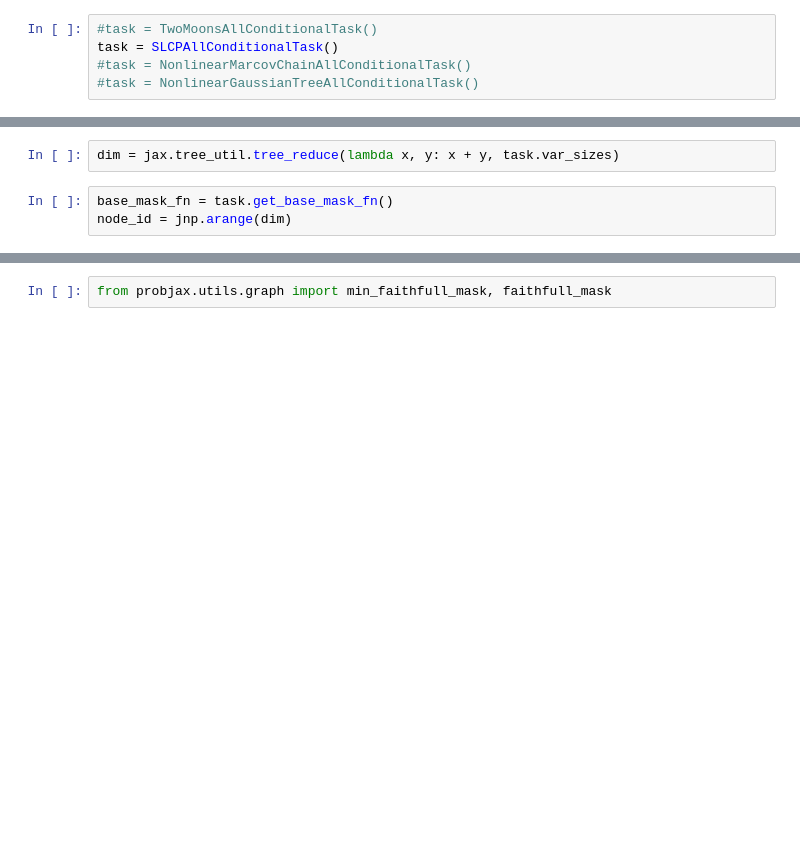
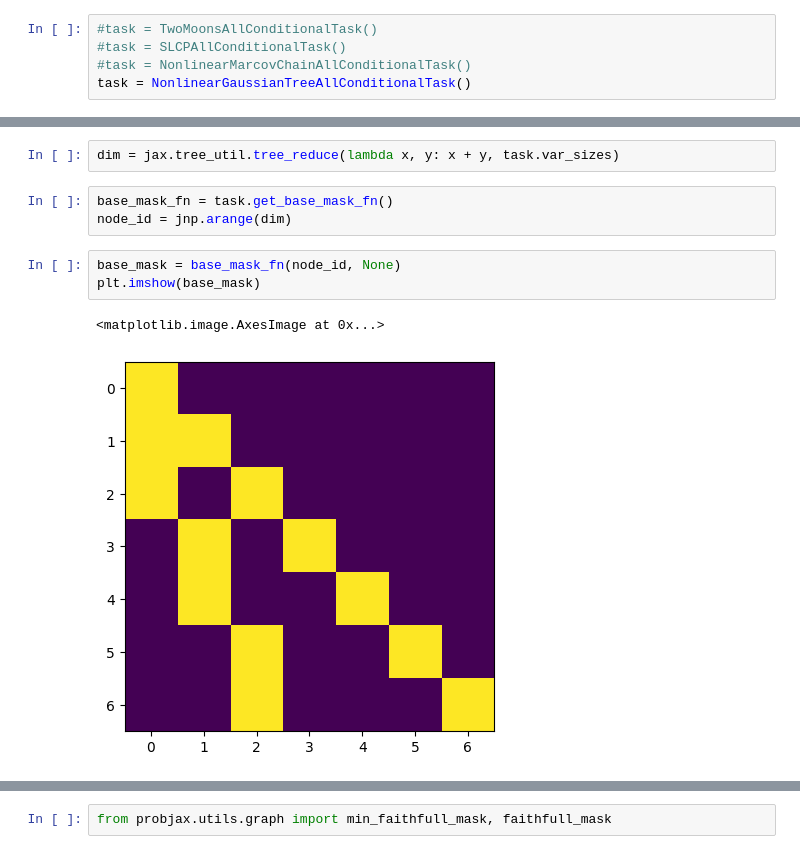
Before and after one commit to mackelab/probjax, a Jupyter notebook: scoresbibm/tasks.ipynb, the cells around one changed output, grey strips where cells are left out. Drawn from its saved outputs; the diff is of its cells as text; blank space fills up the shorter version.

```diff
--- a/scoresbibm/tasks.ipynb
+++ b/scoresbibm/tasks.ipynb
@@ -9,6 +9,6 @@ import jax.numpy as jnp
 import matplotlib.pyplot as plt
 # %%
 #task = TwoMoonsAllConditionalTask()
-task = SLCPAllConditionalTask()
+#task = SLCPAllConditionalTask()
 #task = NonlinearMarcovChainAllConditionalTask()
-#task = NonlinearGaussianTreeAllConditionalTask()
+task = NonlinearGaussianTreeAllConditionalTask()
@@ -17,3 +19,9 @@ dim = jax.tree_util.tree_reduce(lambda x, y: x + y, task.var_sizes)
 # %%
 base_mask_fn = task.get_base_mask_fn()
 node_id = jnp.arange(dim)
+# %%
+base_mask = base_mask_fn(node_id, None)
+plt.imshow(base_mask)
+# %% [output]
+<matplotlib.image.AxesImage at 0x...>
+[figure, added]
```
Also changed, not shown: parts of 3 cells of this notebook, 16 other files.
